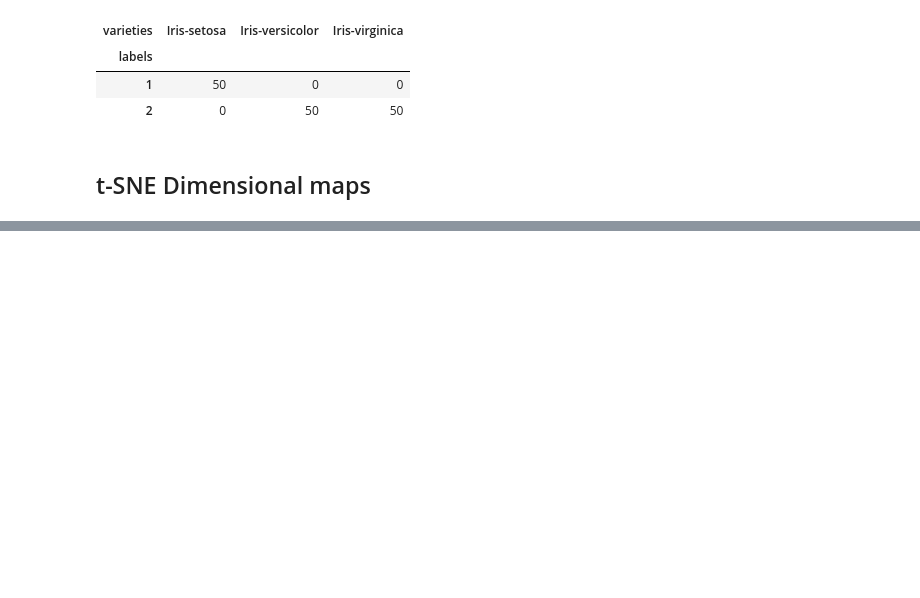
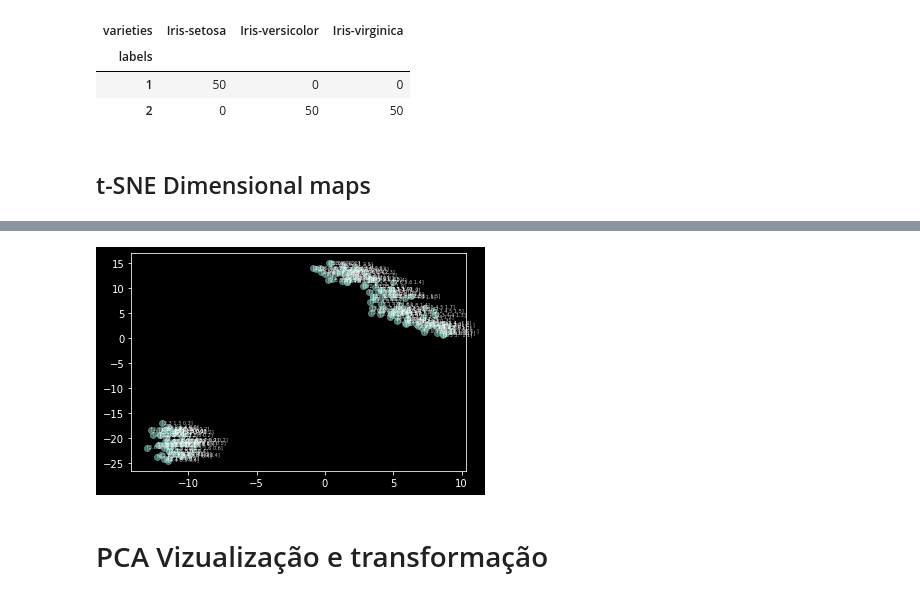
Before and after one commit to renan-lemes/python_labs, a Jupyter notebook: DataCampMachineLearn/Unsupervised/Unsupervised.ipynb, the cells around one changed output, grey strips where cells are left out. Cells and saved outputs as stored; diff of their text form; code cells hidden in the pictures; blank space fills up the shorter version.

```diff
--- a/DataCampMachineLearn/Unsupervised/Unsupervised.ipynb
+++ b/DataCampMachineLearn/Unsupervised/Unsupervised.ipynb
@@ -217,0 +305,25 @@ cst
+# %%
+# Create a TSNE instance: model
+
+model = TSNE(learning_rate=50)
+
+# Apply fit_transform to normalized_movements: tsne_features
+tsne_features = model.fit_transform(samples)
+
+# Select the 0th feature: xs
+xs = tsne_features[:,0]
+
+# Select the 1th feature: ys
+ys = tsne_features[:,1]
+
+# Scatter plot
+plt.scatter(xs, ys,alpha=0.5)
+
+# Annotate the points
+for x, y, sample in zip(xs, ys, samples):
+    plt.annotate(sample, (x, y), fontsize=5, alpha=0.75)
+plt.show()
+# %% [output]
+[figure, added]
+# %% [markdown]
+# PCA Vizualização e transformação
```
Also changed, not shown: parts of 19 cells of this notebook.
